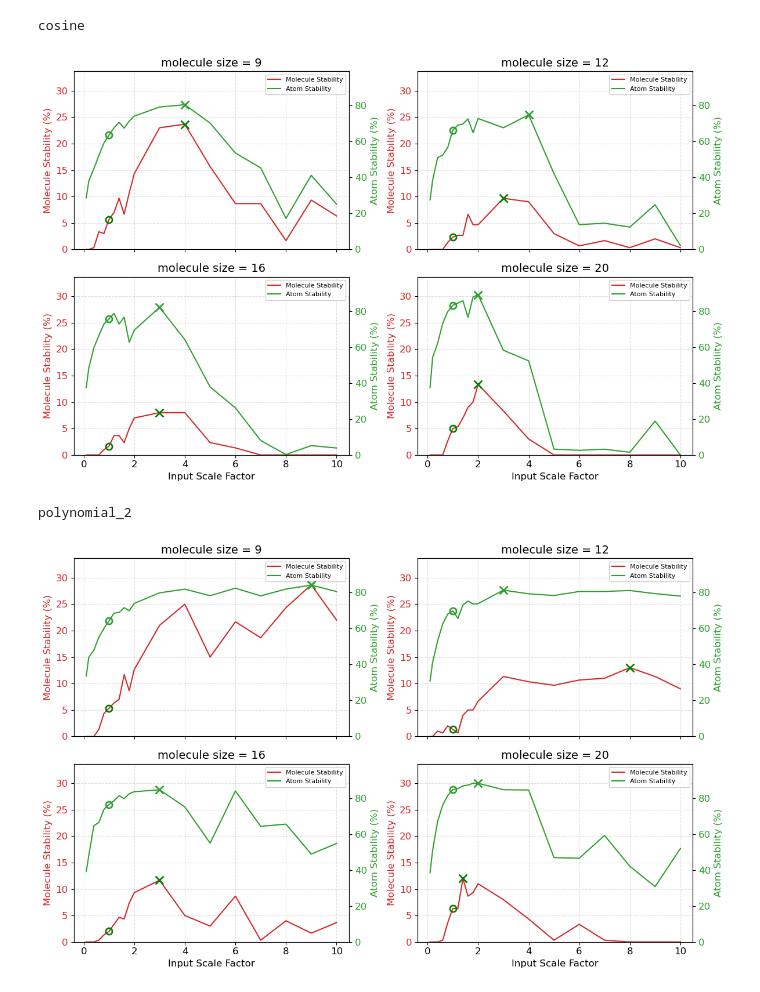
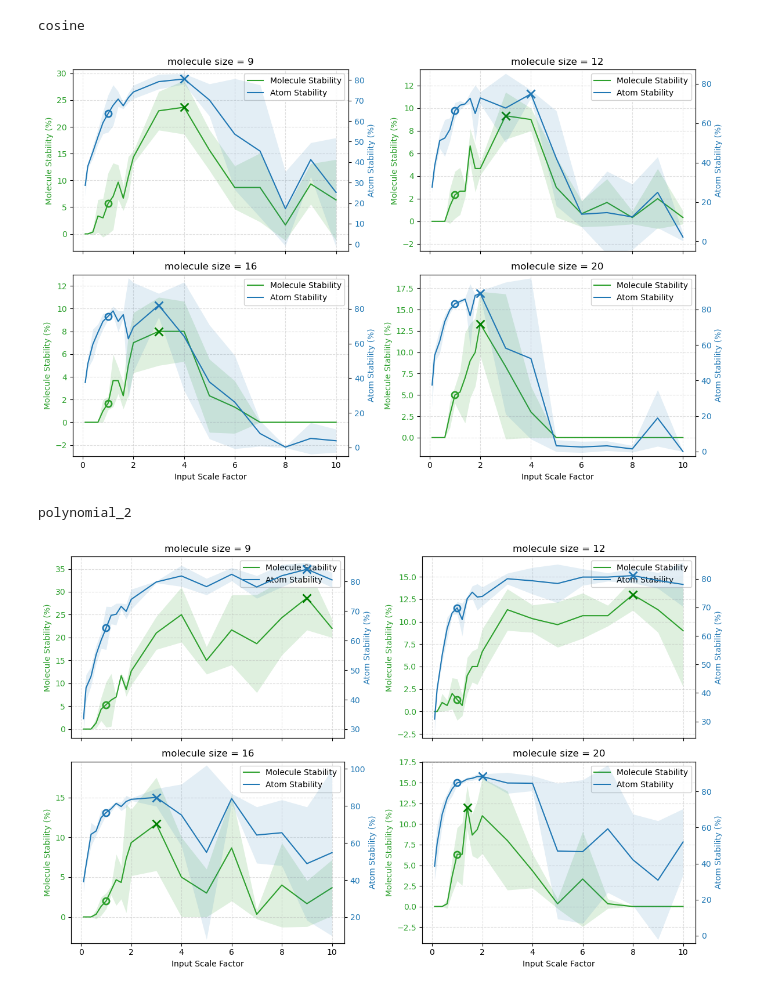
Before and after one commit to thelikhit/e3_diffusion_for_molecules, a Jupyter notebook: plots_rq1.ipynb, the cells around one changed output. Saved outputs shown, nothing was run; the diff lists cells and outputs as text; code cells hidden in the pictures.

Commit message:
input scale mapping

```diff
--- a/plots_rq1.ipynb
+++ b/plots_rq1.ipynb
@@ -12,16 +12,32 @@ plt.rcParams.update({
     "legend.fontsize": 8,
 })
 # %%
+import numpy as np
+import pandas as pd
+import matplotlib.pyplot as plt
+from matplotlib.lines import Line2D
+
+# Load CSV
 df = pd.read_csv("input_scaling_evaluation_log_rq1.csv")  # replace with your actual CSV filename
 
+# Group and compute mean + std across seeds
 grouped = (
     df.groupby(["filter_n_atoms", "input_scale_factor", "diffusion_noise_schedule"])
-    .agg({"atm_stable": "mean", "mol_stable": "mean"})
+    .agg(
+        mol_mean = ("mol_stable", "mean"),
+        mol_std  = ("mol_stable", "std"),
+        atm_mean = ("atm_stable", "mean"),
+        atm_std  = ("atm_stable", "std"),
+    )
     .reset_index()
 )
 
-mol_min, mol_max = grouped["mol_stable"].min(), grouped["mol_stable"].max()
-atm_min, atm_max = grouped["atm_stable"].min(), grouped["atm_stable"].max()
+# Replace NaN std (e.g., single-seed groups) with 0 so shading doesn't break
+grouped["mol_std"] = grouped["mol_std"].fillna(0.0)
+grouped["atm_std"] = grouped["atm_std"].fillna(0.0)
+
+mol_min, mol_max = grouped["mol_mean"].min(), grouped["mol_mean"].max()
+atm_min, atm_max = grouped["atm_mean"].min(), grouped["atm_mean"].max()
 
 noise_schedules = grouped["diffusion_noise_schedule"].unique()
 filter_values = sorted(grouped["filter_n_atoms"].unique())
@@ -35,62 +51,86 @@ for noise_schedule, schedule_df in grouped.groupby("diffusion_noise_schedule"):
         ax_left = axes[i]
         sub_df = schedule_df[schedule_df["filter_n_atoms"] == n_atoms].copy()
         sub_df = sub_df.sort_values("input_scale_factor").reset_index(drop=True)
+        if sub_df.empty:
+            ax_left.set_visible(False)
+            continue
+
         x = sub_df["input_scale_factor"].values
-        y_mol = sub_df["mol_stable"].values
-        y_atm = sub_df["atm_stable"].values
+        y_mol = sub_df["mol_mean"].values
+        y_mol_std = sub_df["mol_std"].values
+        y_atm = sub_df["atm_mean"].values
+        y_atm_std = sub_df["atm_std"].values
 
-        color_left = "tab:red"
+        color_left = "tab:green"
         ax_left.set_title(f"molecule size = {n_atoms}")
         ax_left.plot(x, y_mol, linestyle='-', markersize=6,
                      color=color_left, label="Molecule Stability (mol_stable)")
+        # shaded std for mol
+        ax_left.fill_between(x,
+                             y_mol - y_mol_std,
+                             y_mol + y_mol_std,
+                             color=color_left, alpha=0.15, linewidth=0)
+
         ax_left.set_ylabel("Molecule Stability (%)", color=color_left)
         ax_left.tick_params(axis='y', labelcolor=color_left)
-        ax_left.set_ylim(mol_min, mol_max+5)
+        # expand ylim a bit to accommodate std region
+        ax_left.set_ylim(max(mol_min - 5, (y_mol - y_mol_std).min() - 2),
+                         min(mol_max + 5 + (y_mol_std.max() if len(y_mol_std) else 0), (y_mol + y_mol_std).max() + 2))
         ax_left.grid(True, linestyle='--', alpha=0.4)
 
+        # mark max of mean mol_stable
         idx_mol_max = int(np.nanargmax(y_mol))
         ax_left.plot(x[idx_mol_max], y_mol[idx_mol_max],
                      marker='x', markersize=10, markeredgewidth=2,
                      color='green', zorder=5, label="Max mol_stable")
 
         ax_right = ax_left.twinx()
-        color_right = "tab:green"
+        color_right = "tab:blue"
         ax_right.plot(x, y_atm, linestyle='-', markersize=6,
                       color=color_right, label="Atom Stability (atm_stable)")
+        # shaded std for atm
+        ax_right.fill_between(x,
+                              y_atm - y_atm_std,
+                              y_atm + y_atm_std,
+                              color=color_right, alpha=0.12, linewidth=0)
+
         ax_right.set_ylabel("Atom Stability (%)", color=color_right)
         ax_right.tick_params(axis='y', labelcolor=color_right)
-        ax_right.set_ylim(atm_min, atm_max+10)
+        ax_right.set_ylim(max(atm_min - 5, (y_atm - y_atm_std).min() - 2),
+                          min(atm_max + 10 + (y_atm_std.max() if len(y_atm_std) else 0), (y_atm + y_atm_std).max() + 2))
 
+        # highlight input_scale_factor == 1.0 if present
         if 1.0 in sub_df["input_scale_factor"].values:
-            idx_1_mol = np.where(sub_df["input_scale_factor"].values == 1.0)[0][0]
-            ax_left.plot(x[idx_1_mol], y_mol[idx_1_mol], marker='o', markersize=8,
-                         markeredgewidth=2, markeredgecolor='green', markerfacecolor='none', zorder=6)
-            idx_1_atom = np.where(sub_df["input_scale_factor"].values == 1.0)[0][0]
-            ax_right.plot(x[idx_1_atom], y_atm[idx_1_atom], marker='o', markersize=8,
-                  markeredgewidth=2, markeredgecolor='tab:green', markerfacecolor='none', zorder=6)
+            idx_1 = np.where(sub_df["input_scale_factor"].values == 1.0)[0][0]
+            ax_left.plot(x[idx_1], y_mol[idx_1], marker='o', markersize=8,
+                         markeredgewidth=2, markeredgecolor=color_left, markerfacecolor='none', zorder=6)
+            ax_right.plot(x[idx_1], y_atm[idx_1], marker='o', markersize=8,
+                          markeredgewidth=2, markeredgecolor=color_right, markerfacecolor='none', zorder=6)
 
+        # mark max of mean atm_stable
         idx_atm_max = int(np.nanargmax(y_atm))
         ax_right.plot(x[idx_atm_max], y_atm[idx_atm_max],
                       marker='x', markersize=10, markeredgewidth=2,
                       color=color_right, zorder=5, label="Max atm_stable")
 
         if i >= 2:
            ax_left.set_xlabel("Input Scale Factor")
 
+        # legend (keep same style)
         handles = [
             Line2D([0], [0], color=color_left, markersize=6, label="Molecule Stability"),
             Line2D([0], [0], color=color_right, markersize=6, label="Atom Stability"),
         ]
         ax_left.legend(handles=handles, loc="upper right", framealpha=0.9)
 
     # plt.suptitle(f"Diffusion Noise Schedule: {noise_schedule}", fontsize=14, fontweight="bold")
     plt.tight_layout(rect=[0, 0, 1, 0.95])
     plt.show()
 # %% [output]
 cosine
-[figure, old version]
+[figure, new version]
 polynomial_2
-[figure, old version]
+[figure, new version]
 # %%
 # Load CSV
 df = pd.read_csv("input_scaling_evaluation_log_rq1.csv")
```
Also changed, not shown: parts of 2 cells of this notebook, 5 other files.
